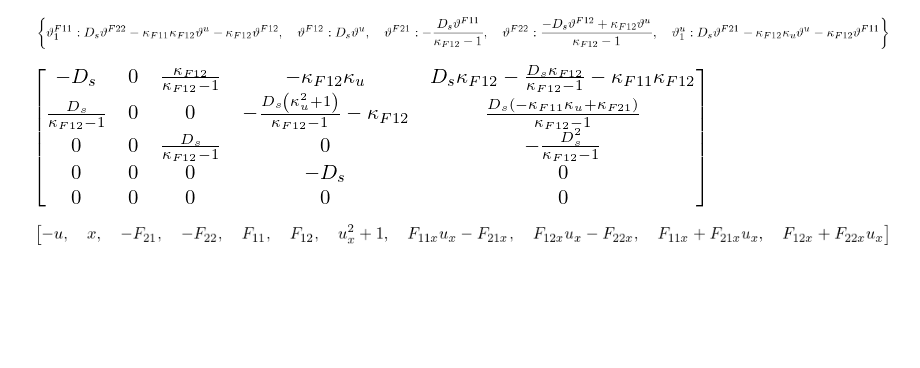
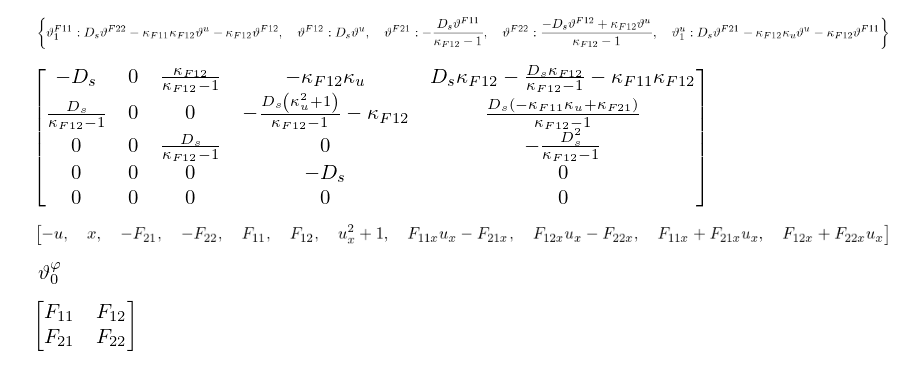
Before and after one commit to broom010/Lie_Symmetry, a Jupyter notebook: Invariant Euler-Lagrange Equations for Two Dimensional Framed Curves in Matrix Coordinates.ipynb, the cells around one changed output. Drawn from its saved outputs; the diff is of its cells as text; code cells hidden in the pictures; blank space fills up the shorter version.

```diff
--- a/Invariant Euler-Lagrange Equations for Two Dimensional Framed Curves in Matrix Coordinates.ipynb
+++ b/Invariant Euler-Lagrange Equations for Two Dimensional Framed Curves in Matrix Coordinates.ipynb
@@ -168,3 +172,11 @@ g.inv_Euler()
 g.Prolong(g.vectors[2],1)
 # %% [output]
 [figure]
+# %%
+simplify(diff(F_new[1,0],phi).subs(frame))*symbols('vartheta^varphi_0', commutative=False)
+# %% [output]
+[figure, added]
+# %%
+F
+# %% [output]
+[figure, added]
```
Also changed, not shown: parts of 2 cells of this notebook, 5 other files.
